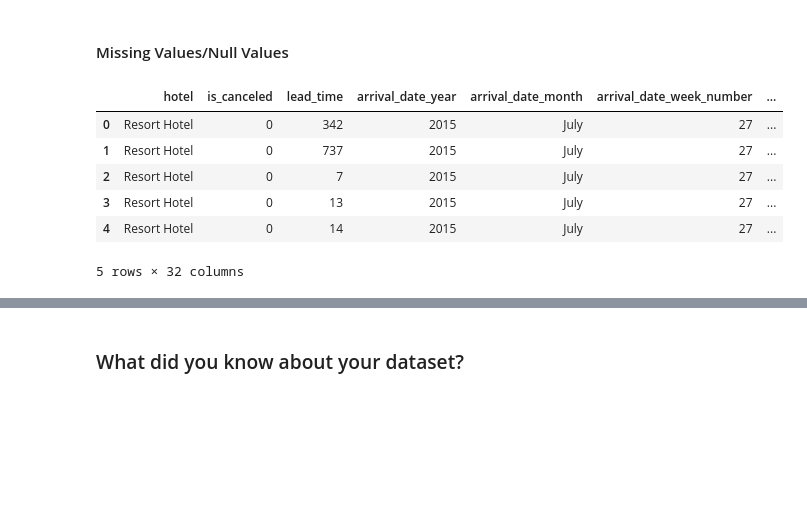
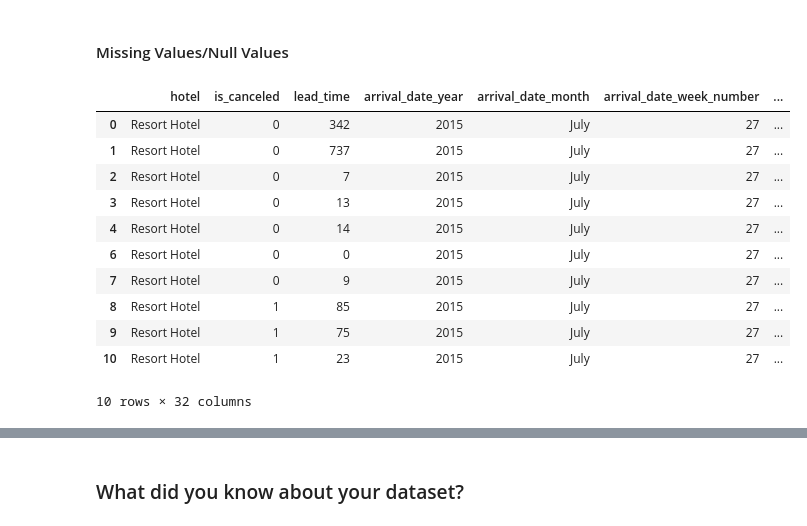
Before and after one commit to lovbundela240/Eda-_Hotel_booking_anaylsis, a Jupyter notebook: EDA_Hotel_Booking_Analysis.ipynb, the cells around one changed output, grey strips where cells are left out. Cells and saved outputs as stored; diff of their text form; code cells hidden in the pictures; blank space fills up the shorter version.

```diff
--- a/EDA_Hotel_Booking_Analysis.ipynb
+++ b/EDA_Hotel_Booking_Analysis.ipynb
@@ -241,15 +234,20 @@ nullvalues = hotel_booking_analysis_df.isnull() == True
 #replacing all the null value as NaN
 hotel_booking_analysis_df.fillna(np.nan, inplace = True)
 # %%
-hotel_booking_analysis_df.head()
+hotel_booking_analysis_df.head(10)
 # %% [output]
 |  | hotel | is_canceled | lead_time | arrival_date_year | arrival_date_month | arrival_date_week_number | ... |
 | 0 | Resort Hotel | 0 | 342 | 2015 | July | 27 | ... |
 | 1 | Resort Hotel | 0 | 737 | 2015 | July | 27 | ... |
 | 2 | Resort Hotel | 0 | 7 | 2015 | July | 27 | ... |
 | 3 | Resort Hotel | 0 | 13 | 2015 | July | 27 | ... |
 | 4 | Resort Hotel | 0 | 14 | 2015 | July | 27 | ... |
+| 6 | Resort Hotel | 0 | 0 | 2015 | July | 27 | ... |
+| 7 | Resort Hotel | 0 | 9 | 2015 | July | 27 | ... |
+| 8 | Resort Hotel | 1 | 85 | 2015 | July | 27 | ... |
+| 9 | Resort Hotel | 1 | 75 | 2015 | July | 27 | ... |
+| 10 | Resort Hotel | 1 | 23 | 2015 | July | 27 | ... |
-5 rows × 32 columns
+10 rows × 32 columns
 # %%
 # Visualizing the missing values
 
```
Also changed, not shown: parts of 13 cells of this notebook.
